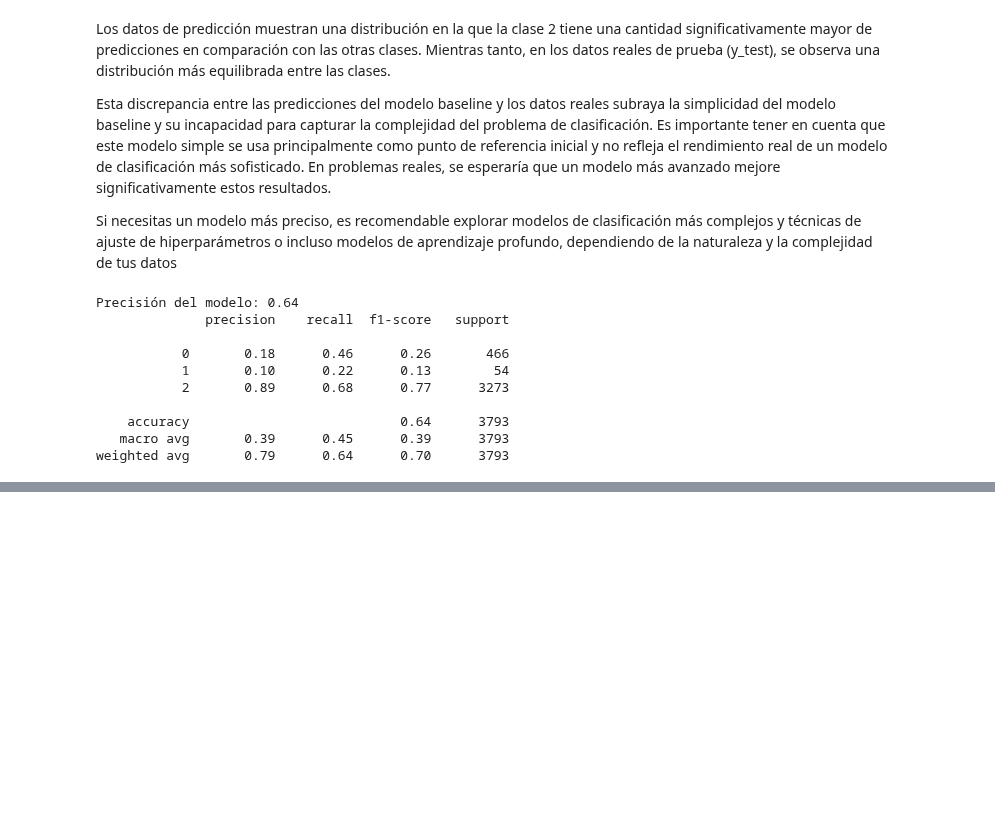
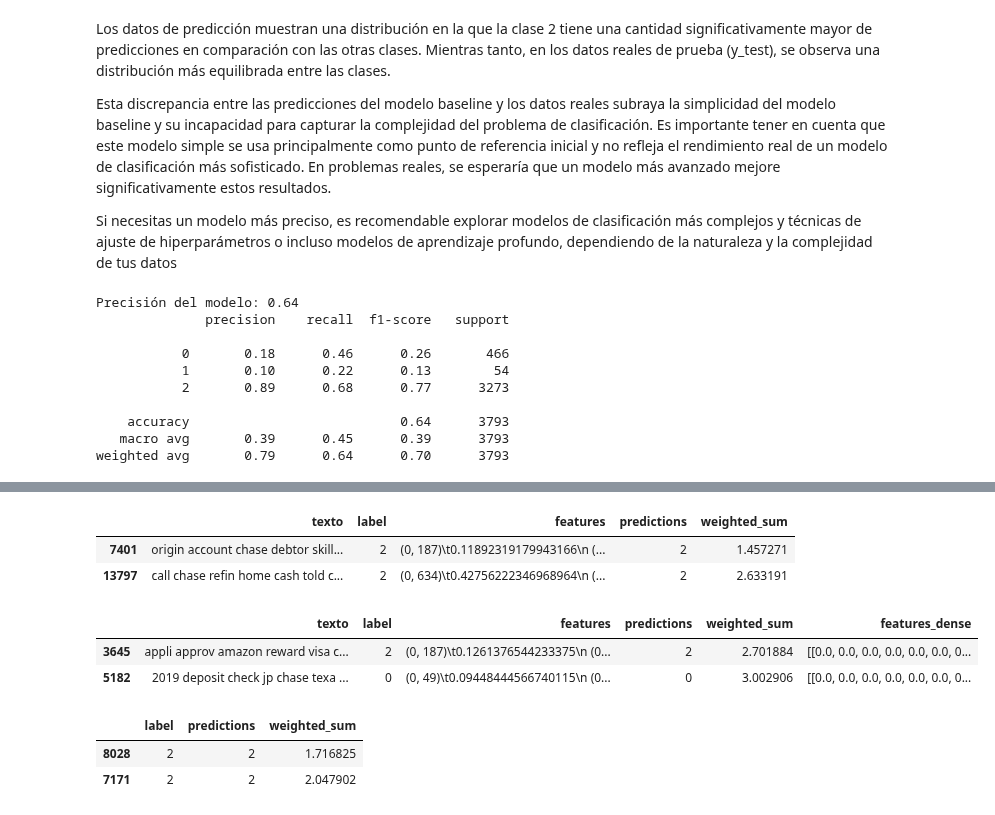
Before and after one commit to electrojam/Curso2-de-MLOPS-Despliegue-de-Modelos-de-Machine-Learning, a Jupyter notebook: monitoring/baseline_model_ticket_classifier.ipynb, the cells around one changed output, grey strips where cells are left out. Cells and saved outputs as stored; diff of their text form; code cells hidden in the pictures; blank space fills up the shorter version.

```diff
--- a/monitoring/baseline_model_ticket_classifier.ipynb
+++ b/monitoring/baseline_model_ticket_classifier.ipynb
@@ -154,0 +262,29 @@ weighted avg       0.79      0.64      0.70      3793
+# %%
+#hacemos unas tranformaciones para que la librería evidently tenga los valores correctamente con su tipado
+test_data["label"] = test_data["label"].astype(int)
+train_data["label"] = train_data["label"].astype(int)
+
+#aseguramos que las predicciones sean int y no object
+test_data["predictions"] = test_data["predictions"].astype(int)
+train_data["predictions"] = train_data["predictions"].astype(int)
+# %%
+train_data.head(2)
+# %% [output]
+|  | texto | label | features | predictions | weighted_sum |
+| 7401 | origin account chase debtor skill... | 2 | (0, 187)\t0.11892319179943166\n (... | 2 | 1.457271 |
+| 13797 | call chase refin home cash told c... | 2 | (0, 634)\t0.42756222346968964\n (... | 2 | 2.633191 |
+# %%
+#transformamos la parte de las features
+#la columnas features es de tipo object, necesitamos que sea un toarray
+#es decir indicarle que esa columna es verdaderamente una matriz dispersa
+#generamos columna nueva
+
+test_data["features_dense"] = test_data["features"].apply(lambda x: x.toarray())
+train_data["features_dense"] = train_data["features"].apply(lambda x: x.toarray())
+# %%
+#Revisamos que se haya hecho la transformación
+train_data.sample(2)
+# %% [output]
+|  | texto | label | features | predictions | weighted_sum | features_dense |
+| 3645 | appli approv amazon reward visa c... | 2 | (0, 187)\t0.1261376544233375\n (0... | 2 | 2.701884 | [[0.0, 0.0, 0.0, 0.0, 0.0, 0.0, 0... |
+| 5182 | 2019 deposit check jp chase texa ... | 0 | (0, 49)\t0.09448444566740115\n (0... | 0 | 3.002906 | [[0.0, 0.0, 0.0, 0.0, 0.0, 0.0, 0... |
@@ -154,0 +299,6 @@ weighted avg       0.79      0.64      0.70      3793
+# %%
+train_data.sample(2)
+# %% [output]
+|  | label | predictions | weighted_sum |
+| 8028 | 2 | 2 | 1.716825 |
+| 7171 | 2 | 2 | 2.047902 |
```
Also changed, not shown: parts of 13 cells of this notebook, 1 other file.
